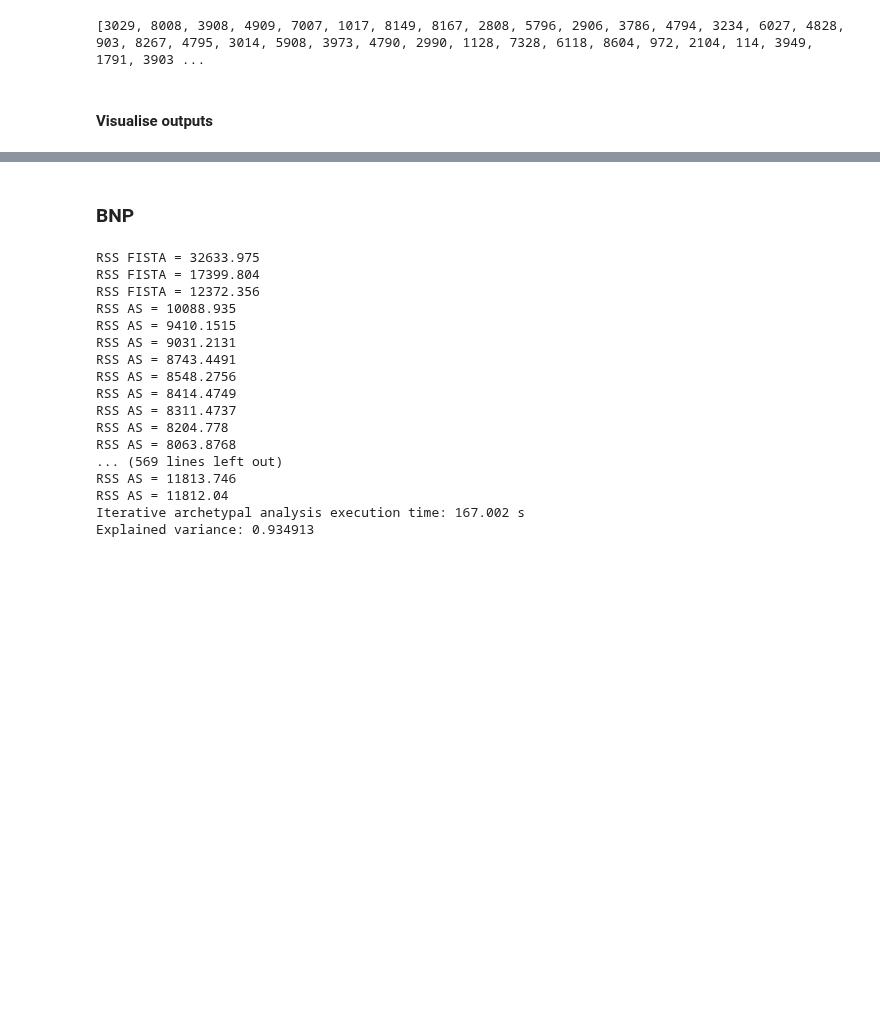
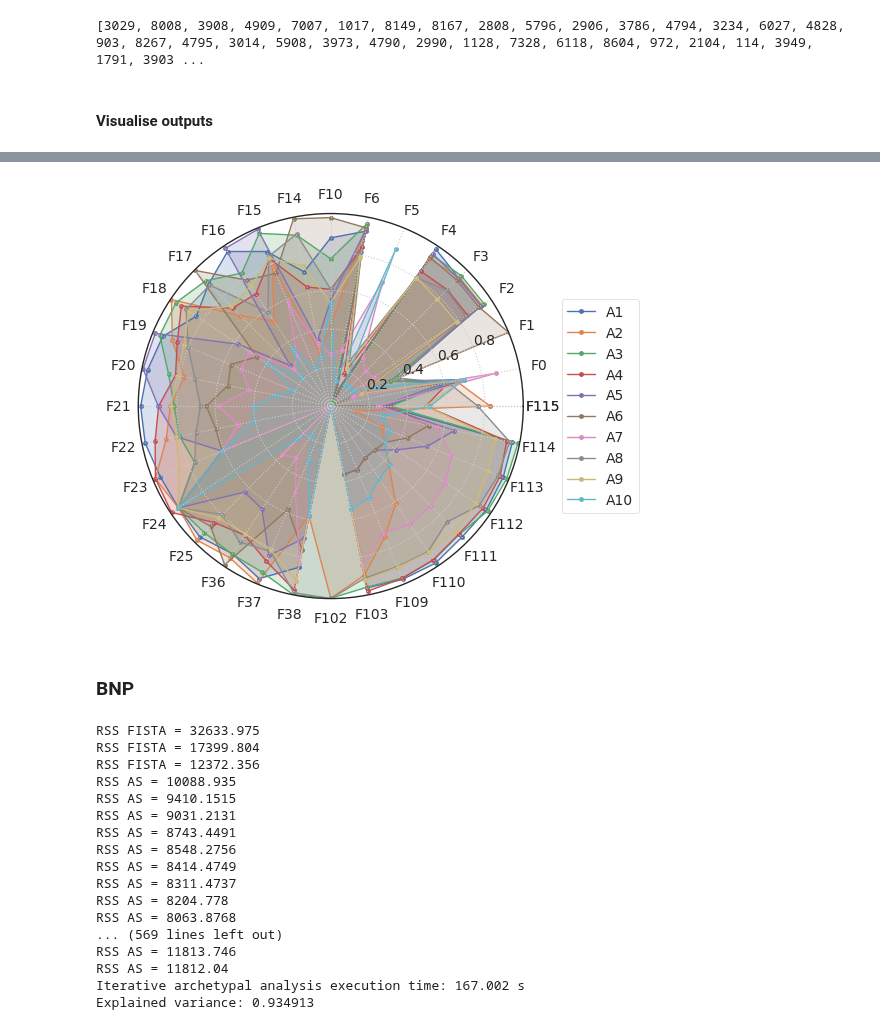
Before and after one commit to Jon-Ting/iterative-archetypal-analysis, a Jupyter notebook: IAA_BNP.ipynb, the cells around one changed output, grey strips where cells are left out. Saved outputs shown, nothing was run; the diff lists cells and outputs as text; code cells hidden in the pictures; blank space fills up the shorter version.

```diff
--- a/IAA_BNP.ipynb
+++ b/IAA_BNP.ipynb
@@ -500,0 +610,5 @@ iAA.plot_radar_profile(feature_cols=featNames, Title='Radar plot of archetype pr
+# %%
+# Visualise archetype profile via radar plot
+iAA.plot_radar_profile(allfeatNames, selectedFeatsIdxs, showLabel=True, figSize=(5, 5), figNamePrefix=eleComb)
+# %% [output]
+[figure, added]
```
Also changed, not shown: parts of 17 cells of this notebook, 3 other files.
